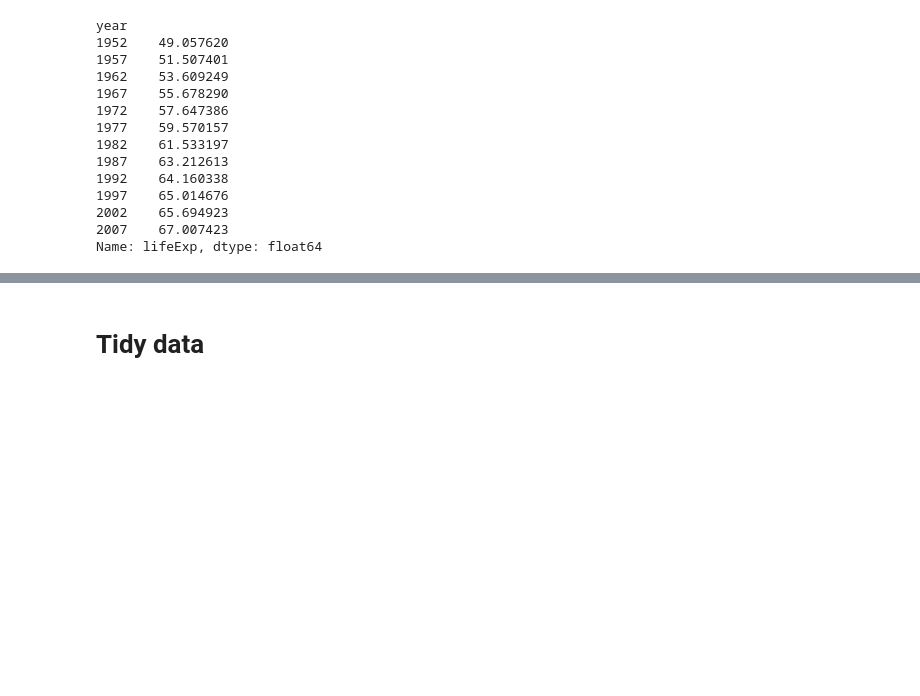
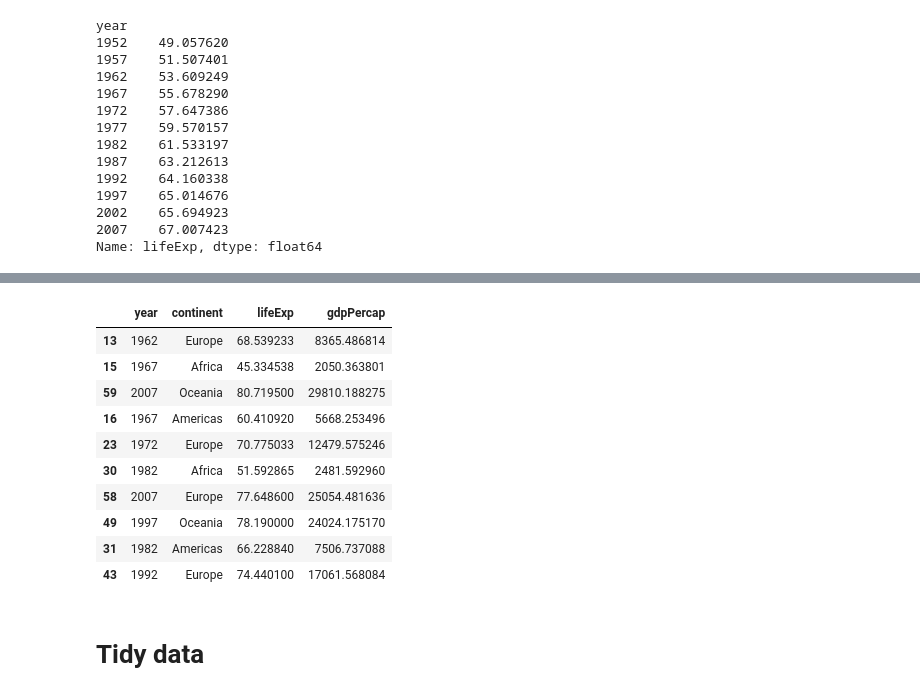
Before and after one commit to chendaniely/ncb-2019-python, a Jupyter notebook: talk/talk.ipynb, the cells around one changed output, grey strips where cells are left out. Cells and saved outputs as stored; diff of their text form; code cells hidden in the pictures; blank space fills up the shorter version.

```diff
--- a/notes/talk.ipynb
+++ b/talk/talk.ipynb
@@ -437,3 +491,23 @@ Name: lifeExp, dtype: float64
+# %%
+# without the round brackets -- use \
+df \
+ .groupby(['year', 'continent']) \
+ [['lifeExp', 'gdpPercap']] \
+ .agg(np.mean) \
+ .reset_index() \
+ .sample(10)
+# %% [output]
+|  | year | continent | lifeExp | gdpPercap |
+| 13 | 1962 | Europe | 68.539233 | 8365.486814 |
+| 15 | 1967 | Africa | 45.334538 | 2050.363801 |
+| 59 | 2007 | Oceania | 80.719500 | 29810.188275 |
+| 16 | 1967 | Americas | 60.410920 | 5668.253496 |
+| 23 | 1972 | Europe | 70.775033 | 12479.575246 |
+| 30 | 1982 | Africa | 51.592865 | 2481.592960 |
+| 58 | 2007 | Europe | 77.648600 | 25054.481636 |
+| 49 | 1997 | Oceania | 78.190000 | 24024.175170 |
+| 31 | 1982 | Americas | 66.228840 | 7506.737088 |
+| 43 | 1992 | Europe | 74.440100 | 17061.568084 |
 # %% [markdown]
 # Tidy data
 # %% [markdown]
```
Also changed, not shown: parts of 134 cells of this notebook.
